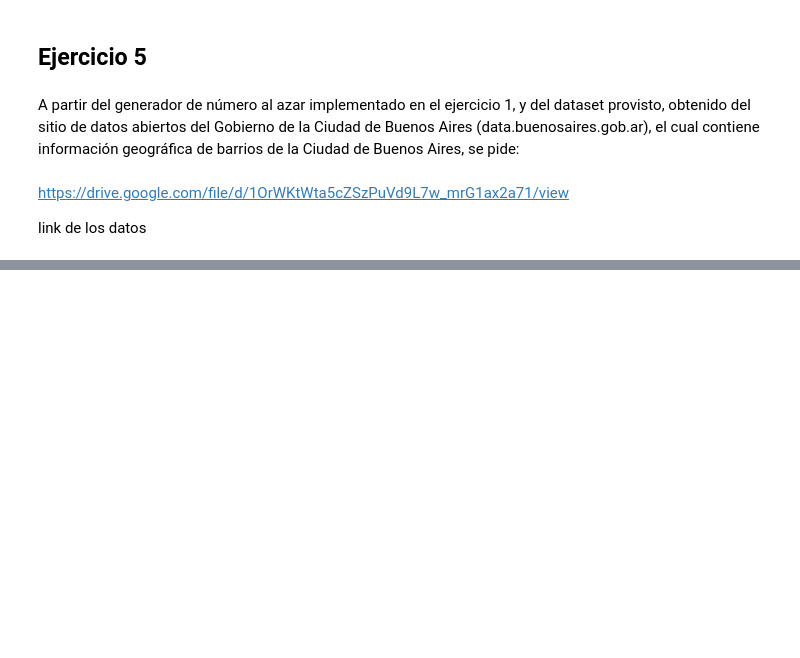
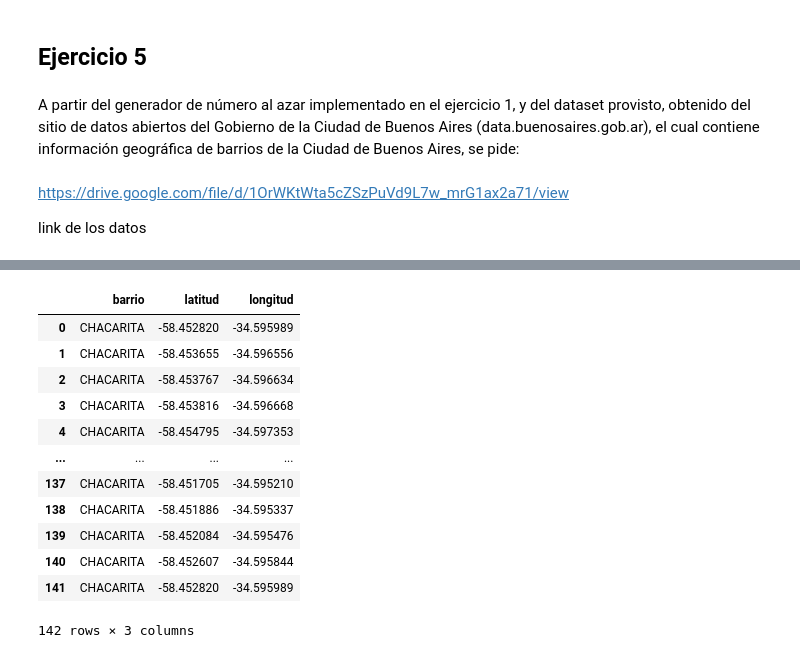
Before and after one commit to delpinor/tp-simulacion, a Jupyter notebook: TP1/ej_01.ipynb, the cells around one changed output, grey strips where cells are left out. Saved outputs shown, nothing was run; the diff lists cells and outputs as text; code cells hidden in the pictures; blank space fills up the shorter version.

```diff
--- a/TP1/ej_01.ipynb
+++ b/TP1/ej_01.ipynb
@@ -914,0 +892,18 @@ plt.show
+# %%
+df_chacarita = df_barrios[df_barrios['barrio'] == 'CHACARITA']
+# %%
+df_chacarita
+# %% [output]
+|  | barrio | latitud | longitud |
+| 0 | CHACARITA | -58.452820 | -34.595989 |
+| 1 | CHACARITA | -58.453655 | -34.596556 |
+| 2 | CHACARITA | -58.453767 | -34.596634 |
+| 3 | CHACARITA | -58.453816 | -34.596668 |
+| 4 | CHACARITA | -58.454795 | -34.597353 |
+| ... | ... | ... | ... |
+| 137 | CHACARITA | -58.451705 | -34.595210 |
+| 138 | CHACARITA | -58.451886 | -34.595337 |
+| 139 | CHACARITA | -58.452084 | -34.595476 |
+| 140 | CHACARITA | -58.452607 | -34.595844 |
+| 141 | CHACARITA | -58.452820 | -34.595989 |
+142 rows × 3 columns
```
Also changed, not shown: parts of 22 cells of this notebook.
